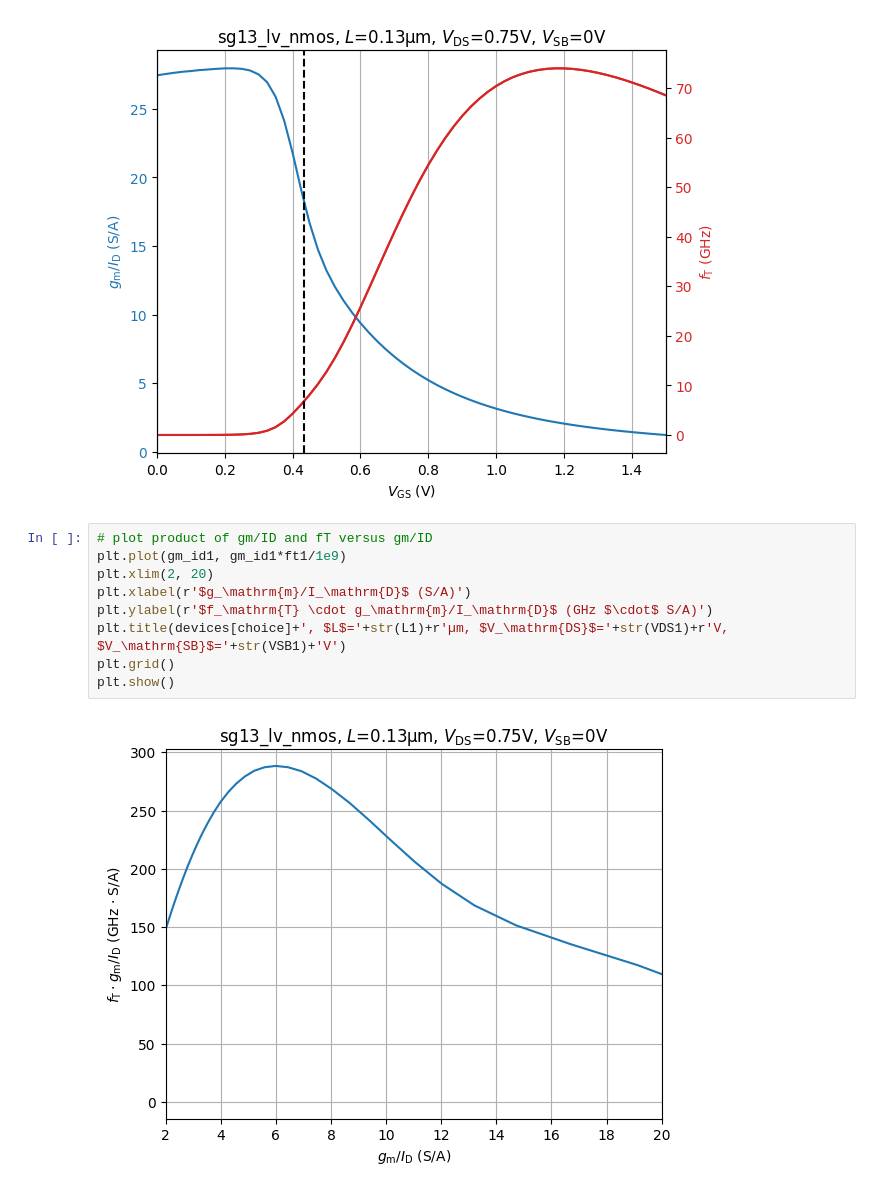
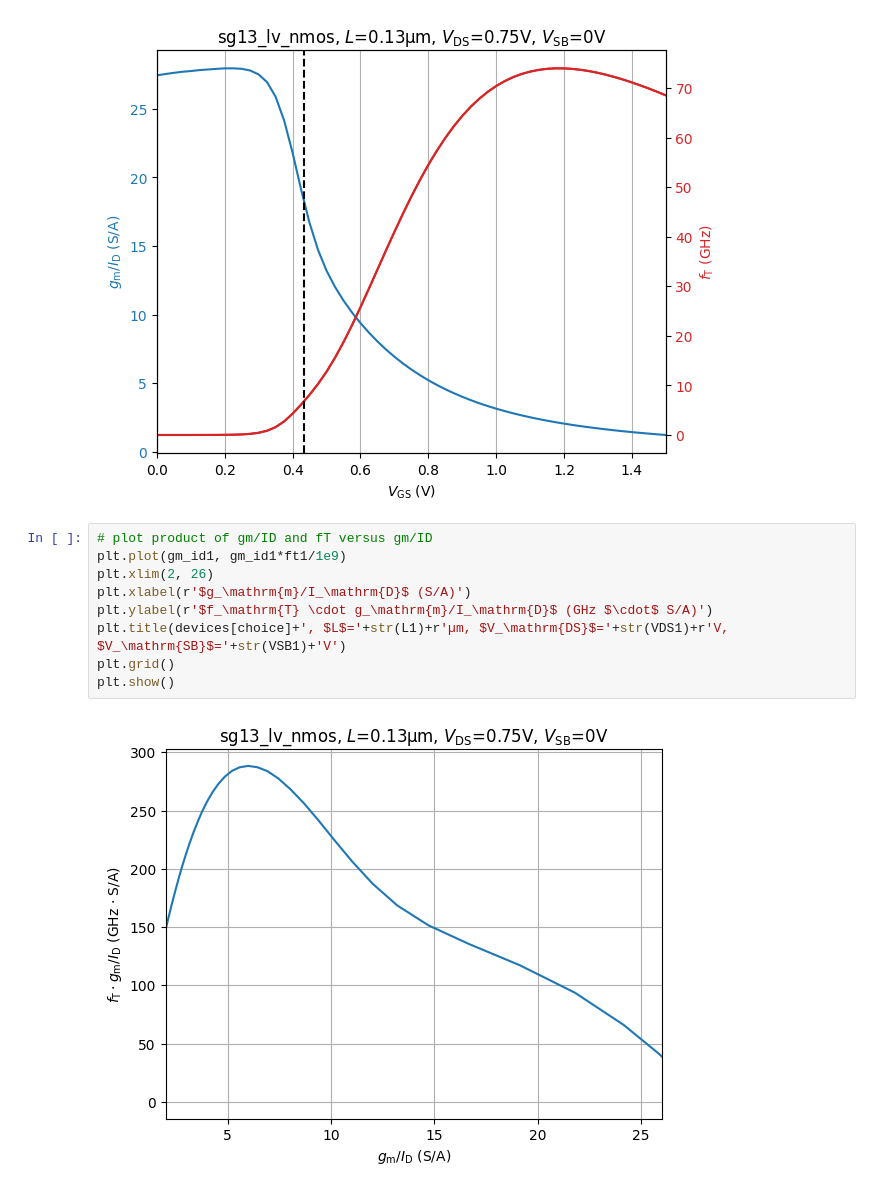
Before and after one commit to iic-jku/analog-circuit-design, a Jupyter notebook: sizing/techsweep_sg13_plots_nmos.ipynb, the cells around one changed output. Drawn from its saved outputs; the diff is of its cells as text.

```diff
--- a/sizing/techsweep_sg13_plots_nmos.ipynb
+++ b/sizing/techsweep_sg13_plots_nmos.ipynb
@@ -88,14 +88,14 @@ plt.show()
 # %%
 # plot product of gm/ID and fT versus gm/ID
 plt.plot(gm_id1, gm_id1*ft1/1e9)
-plt.xlim(2, 20)
+plt.xlim(2, 26)
 plt.xlabel(r'$g_\mathrm{m}/I_\mathrm{D}$ (S/A)')
 plt.ylabel(r'$f_\mathrm{T} \cdot g_\mathrm{m}/I_\mathrm{D}$ (GHz $\cdot$ S/A)')
 plt.title(devices[choice]+', $L$='+str(L1)+r'µm, $V_\mathrm{DS}$='+str(VDS1)+r'V, $V_\mathrm{SB}$='+str(VSB1)+'V')
 plt.grid()
 plt.show()
 # %% [output]
-[figure, old version]
+[figure, new version]
 # %%
 # plot fT versus gm/ID
 #| label: fig-nmos-ft-vs-gmid
```
Also changed, not shown: parts of 7 cells of this notebook, 1 other file.
